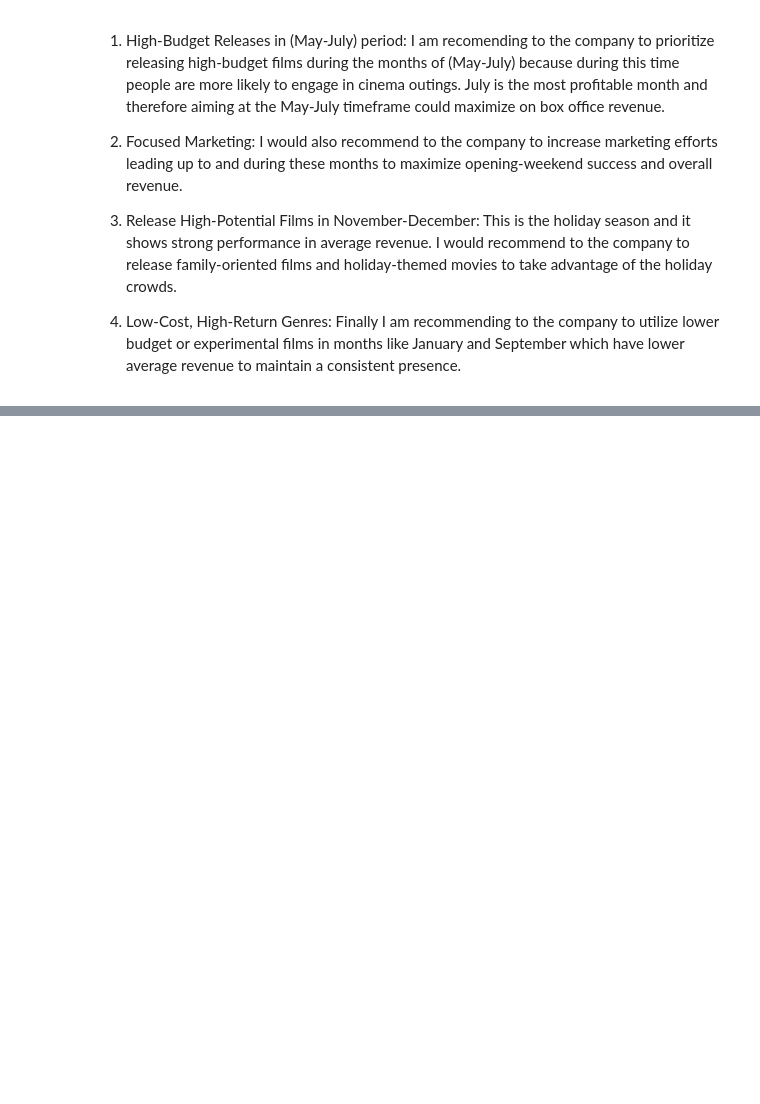
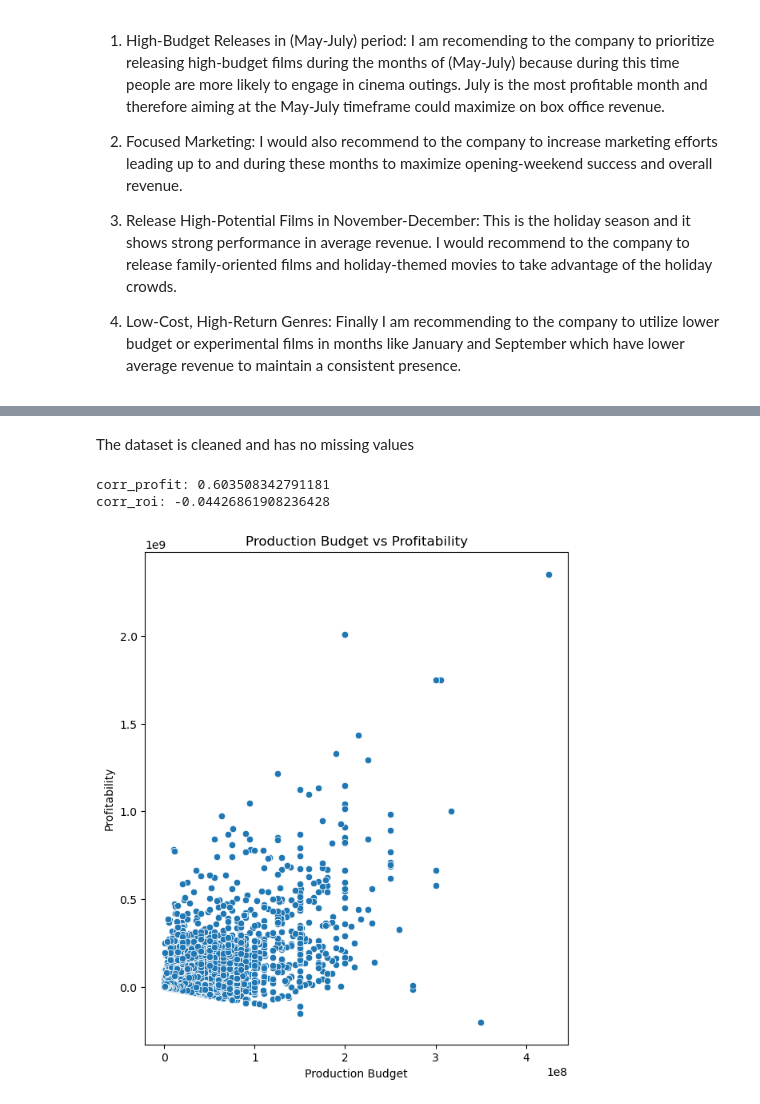
Before and after one commit to gkipkirui1/DSC_PT08P2_Phase_2_Project_Grp_1_Final, a Jupyter notebook: james_eda.ipynb, the cells around one changed output, grey strips where cells are left out. Saved outputs shown, nothing was run; the diff lists cells and outputs as text; code cells hidden in the pictures; blank space fills up the shorter version.

```diff
--- a/james_eda.ipynb
+++ b/james_eda.ipynb
@@ -140,0 +172,6 @@ Based on the findings regarding movie release patterns and their impact on world
+# %%
+# Load the data
+df = pd.read_csv('merged_df_cleaned')
+
+# Display the first 3 rows of the dataframe to understand its structure
+df.head(3)
@@ -140,0 +202,28 @@ Based on the findings regarding movie release patterns and their impact on world
+# %% [markdown]
+The dataset is cleaned and has no missing values
+# %%
+# Create new columns profitability and ROI and calculate
+df['profitability'] = df['worldwide_gross'] - df['production_budget']
+
+df['ROI'] = (df['worldwide_gross'] - df['production_budget']) / df['production_budget']
+# %%
+# Calculate correlations
+corr_profit = df['production_budget'].corr(df['profitability'])
+
+corr_roi =    df['production_budget'].corr(df['ROI'])
+
+print(f"corr_profit: {corr_profit}")
+print(f"corr_roi: {corr_roi}")
+
+# Scatter plot for Production Budget vs Profitability
+plt.figure(figsize=(15, 8))
+plt.subplot(1, 2, 1)
+sns.scatterplot(data=df, x='production_budget', y='profitability')
+plt.title('Production Budget vs Profitability')
+plt.xlabel('Production Budget')
+plt.ylabel('Profitability')
+plt.show()
+# %% [output]
+corr_profit: 0.603508342791181
+corr_roi: -0.04426861908236428
+[figure, added]
```
Also changed, not shown: parts of 54 cells of this notebook.
